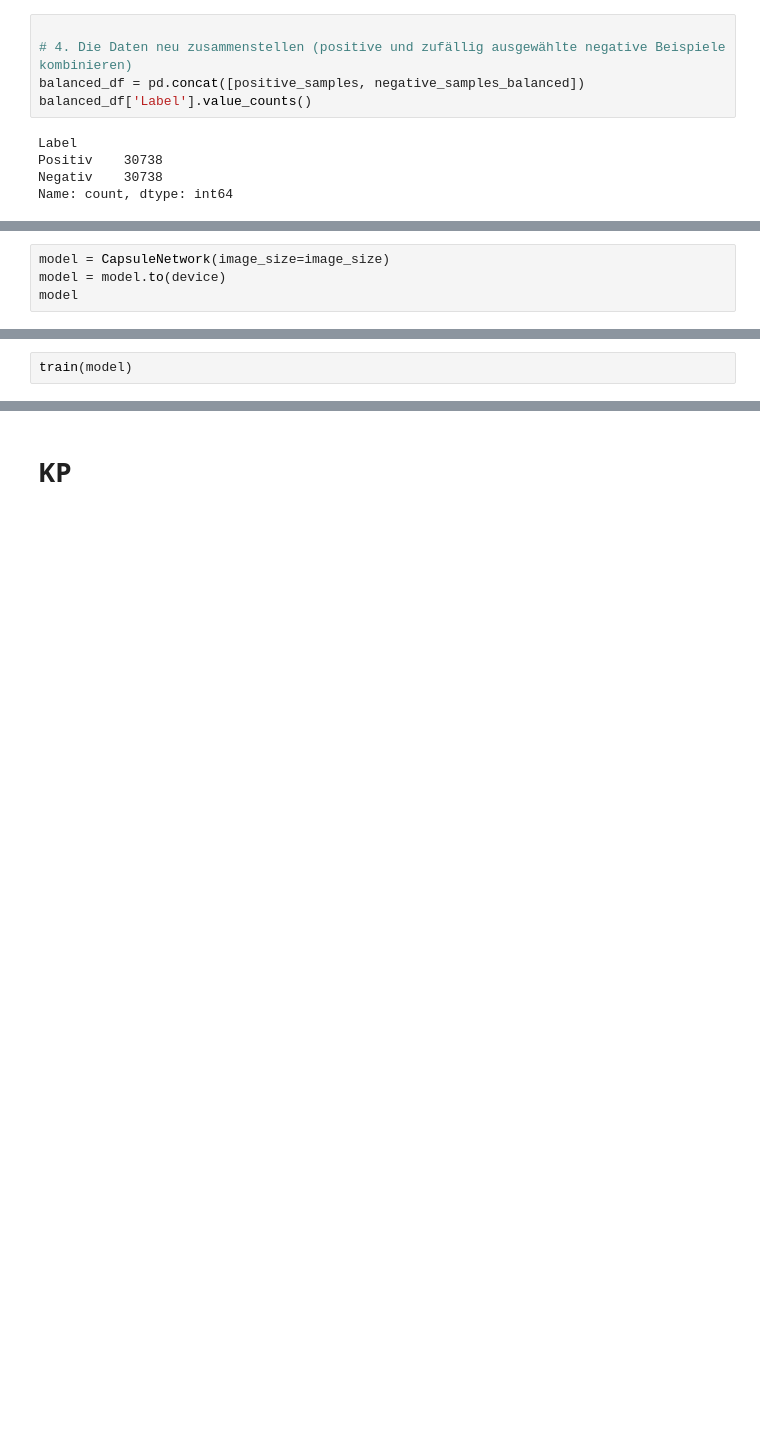
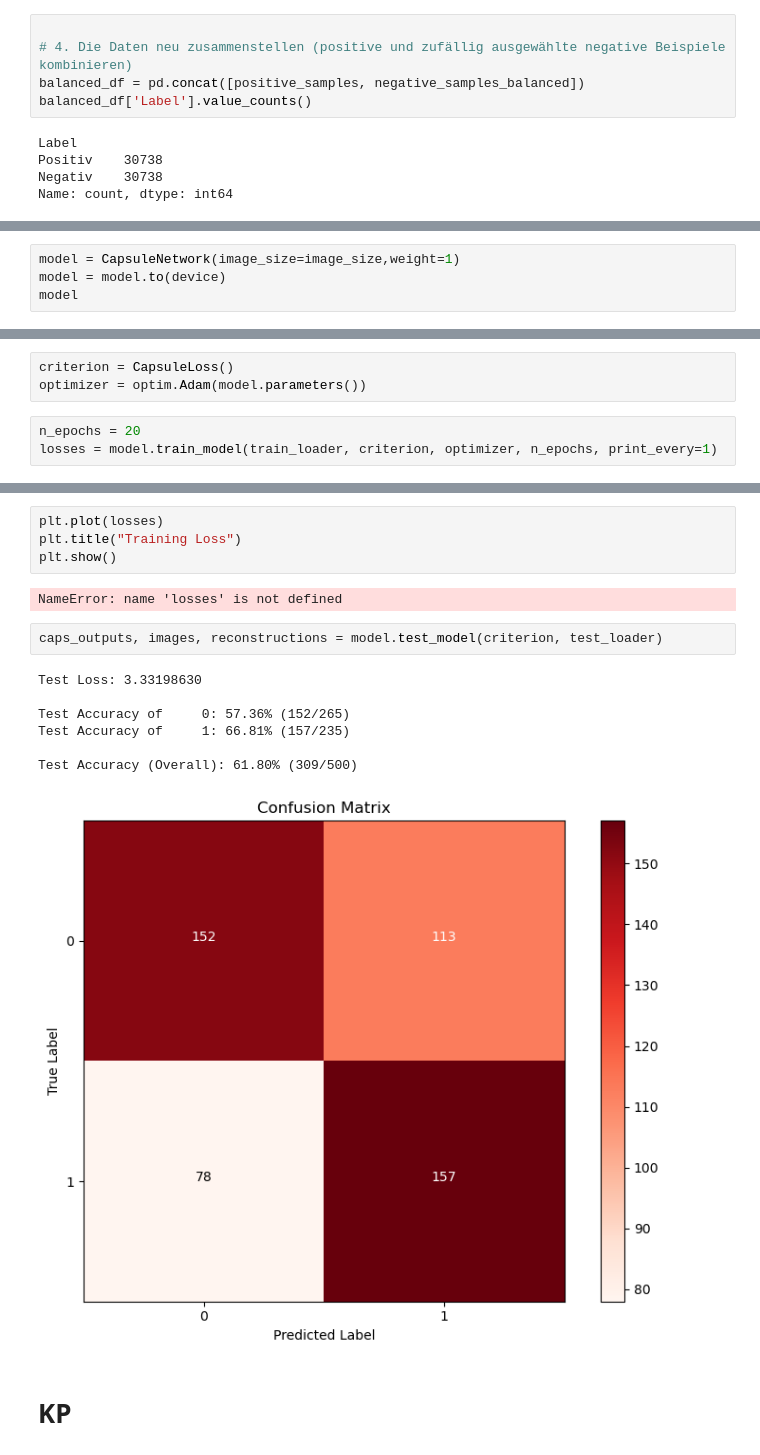
Before and after one commit to DominikHahn1407/Masterarbeit, a Jupyter notebook: Christoph/Object_Detection/CapsuleNet_Detection_lung.ipynb, the cells around one changed output, grey strips where cells are left out. Drawn from its saved outputs; the diff is of its cells as text; blank space fills up the shorter version.

```diff
--- a/Christoph/Object_Detection/CapsuleNet_Detection_lung.ipynb
+++ b/Christoph/Object_Detection/CapsuleNet_Detection_lung.ipynb
@@ -415,5 +436,5 @@ visualize_dataloader_batch_with_bboxes(train_loader)
 # %%
-model = CapsuleNetwork(image_size=image_size)
+model = CapsuleNetwork(image_size=image_size,weight=1)
 model = model.to(device)
 model
 # %% [output]
@@ -502,2 +523,0 @@ def train(model):
-# %%
-train(model)
@@ -522,0 +524,6 @@ KeyboardInterrupt:
+# %%
+criterion = CapsuleLoss()
+optimizer = optim.Adam(model.parameters())
+# %%
+n_epochs = 20
+losses = model.train_model(train_loader, criterion, optimizer, n_epochs, print_every=1)
@@ -523,3 +549,19 @@ KeyboardInterrupt:
+# %%
+plt.plot(losses)
+plt.title("Training Loss")
+plt.show()
+# %% [output]
+NameError: name 'losses' is not defined
+# %%
+caps_outputs, images, reconstructions = model.test_model(criterion, test_loader)
+# %% [output]
+Test Loss: 3.33198630
+
+Test Accuracy of     0: 57.36% (152/265)
+Test Accuracy of     1: 66.81% (157/235)
+
+Test Accuracy (Overall): 61.80% (309/500)
+[figure, added]
 # %% [markdown]
 # KP
 # %%
```
Also changed, not shown: parts of 19 cells of this notebook, 6 other files.
